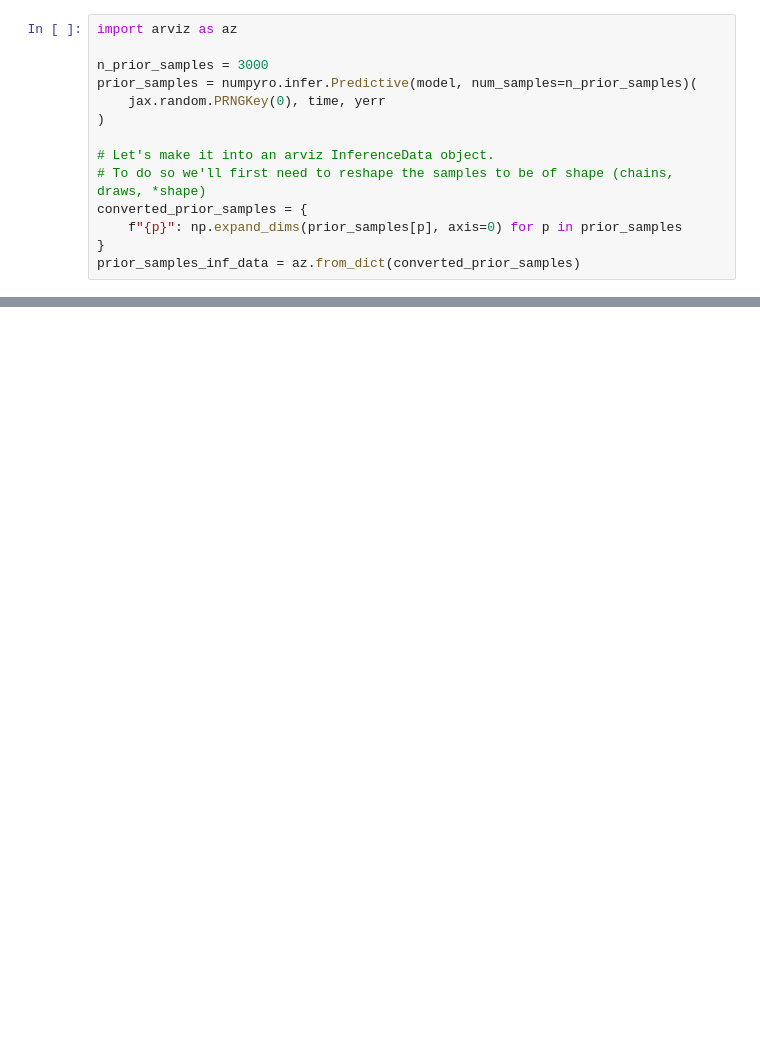
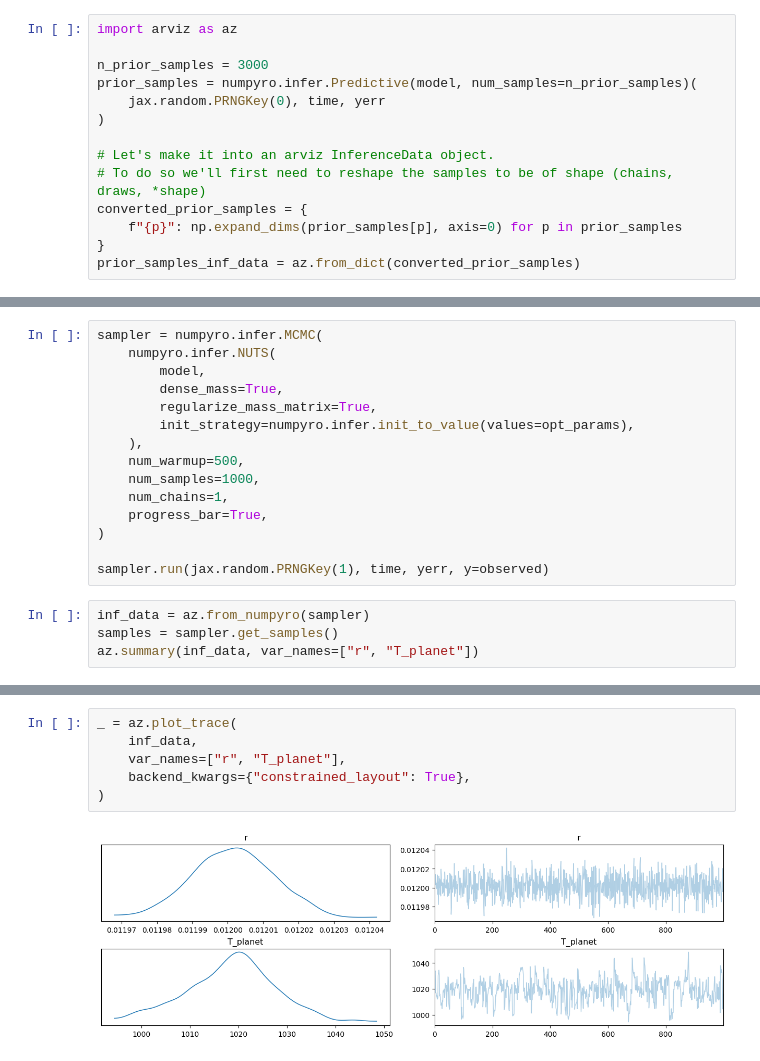
Before and after one commit to olwenrering/M2-LIU-Elsa, a Jupyter notebook: mcmc.ipynb, the cells around one changed output, grey strips where cells are left out. Drawn from its saved outputs; the diff is of its cells as text; blank space fills up the shorter version.

Commit message:
first mcmc at 5.95 um

```diff
--- a/mcmc.ipynb
+++ b/mcmc.ipynb
@@ -399,0 +454,19 @@ _ = corner.corner(
+# %%
+sampler = numpyro.infer.MCMC(
+    numpyro.infer.NUTS(
+        model,
+        dense_mass=True,
+        regularize_mass_matrix=True,
+        init_strategy=numpyro.infer.init_to_value(values=opt_params),
+    ),
+    num_warmup=500,
+    num_samples=1000,
+    num_chains=1,
+    progress_bar=True,
+)
+
+sampler.run(jax.random.PRNGKey(1), time, yerr, y=observed)
+# %%
+inf_data = az.from_numpyro(sampler)
+samples = sampler.get_samples()
+az.summary(inf_data, var_names=["r", "T_planet"])
@@ -399,0 +488,8 @@ _ = corner.corner(
+# %%
+_ = az.plot_trace(
+    inf_data,
+    var_names=["r", "T_planet"],
+    backend_kwargs={"constrained_layout": True},
+)
+# %% [output]
+[figure, added]
```
Also changed, not shown: parts of 11 cells of this notebook.
